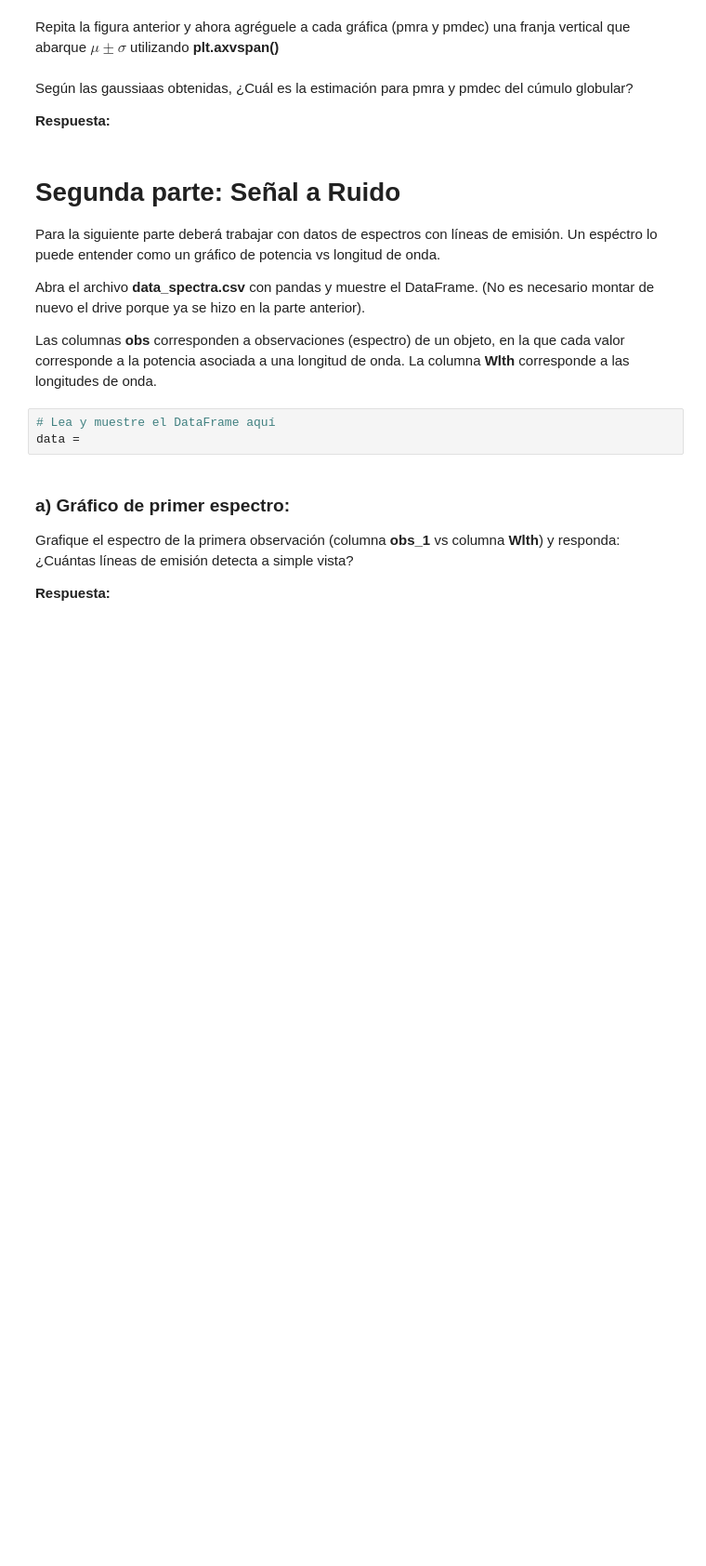
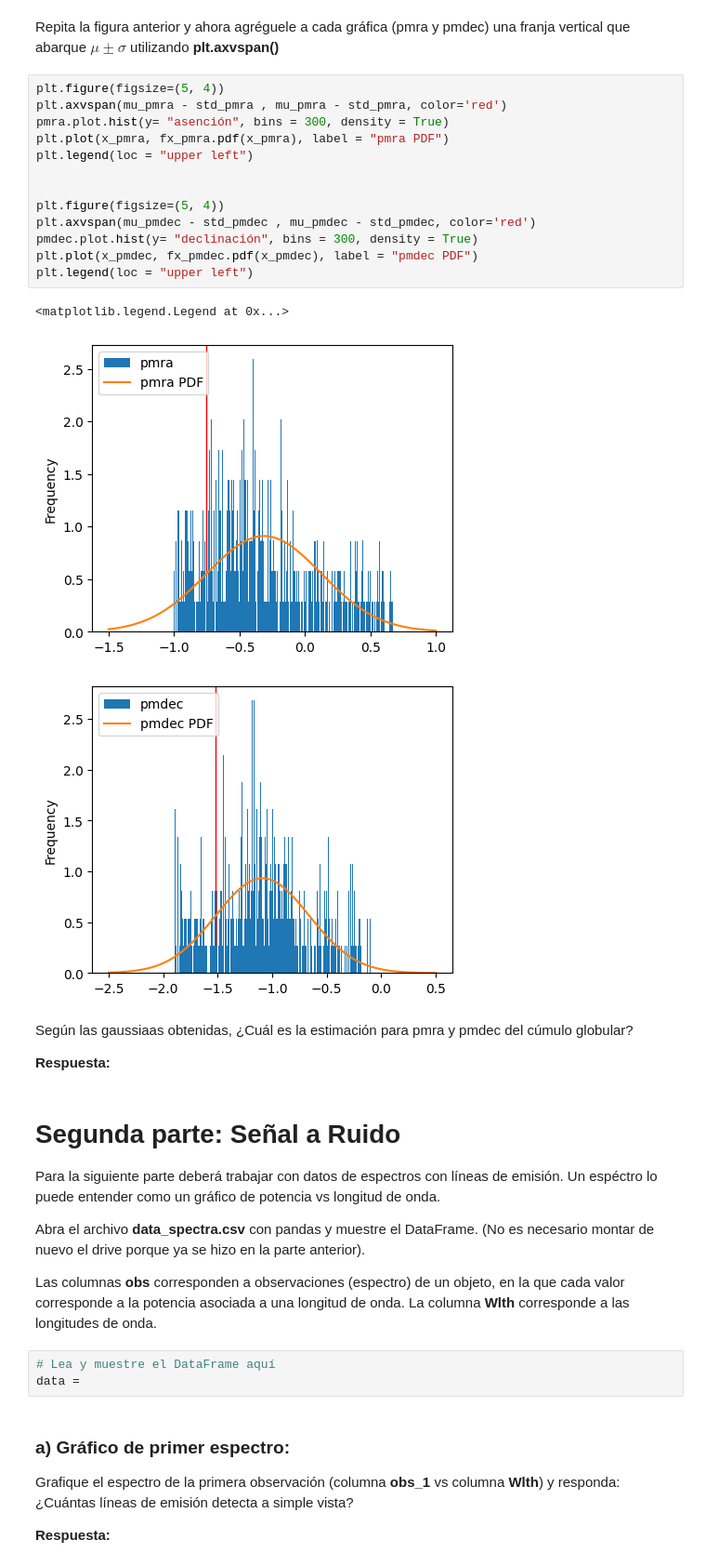
Before and after one commit to Cristobal-Gomez/Tarea-2, a Jupyter notebook: Tarea2.ipynb, the cells around one changed output. Shown at 93% size. Drawn from its saved outputs; the diff is of its cells as text; blank space fills up the shorter version.

```diff
--- a/Tarea2.ipynb
+++ b/Tarea2.ipynb
@@ -176,5 +178,22 @@ Repita la gráfica anterior pero ahora tanto para pmra como para pmdec e incorpo
 # %% [markdown]
 Repita la figura anterior y ahora agréguele a cada gráfica (pmra y pmdec) una franja vertical que abarque $\mu \pm \sigma$ utilizando **plt.axvspan()**
+# %%
+plt.figure(figsize=(5, 4))
+plt.axvspan(mu_pmra - std_pmra , mu_pmra - std_pmra, color='red')
+pmra.plot.hist(y= "asención", bins = 300, density = True)
+plt.plot(x_pmra, fx_pmra.pdf(x_pmra), label = "pmra PDF")
+plt.legend(loc = "upper left")
+
+
+plt.figure(figsize=(5, 4))
+plt.axvspan(mu_pmdec - std_pmdec , mu_pmdec - std_pmdec, color='red')
+pmdec.plot.hist(y= "declinación", bins = 300, density = True)
+plt.plot(x_pmdec, fx_pmdec.pdf(x_pmdec), label = "pmdec PDF")
+plt.legend(loc = "upper left")
+# %% [output]
+<matplotlib.legend.Legend at 0x...>
+[figure, added]
+[figure, added]
 # %% [markdown]
 Según las gaussiaas obtenidas, ¿Cuál es la estimación para pmra y pmdec del cúmulo globular?
 
```
Also changed, not shown: parts of 5 cells of this notebook.
